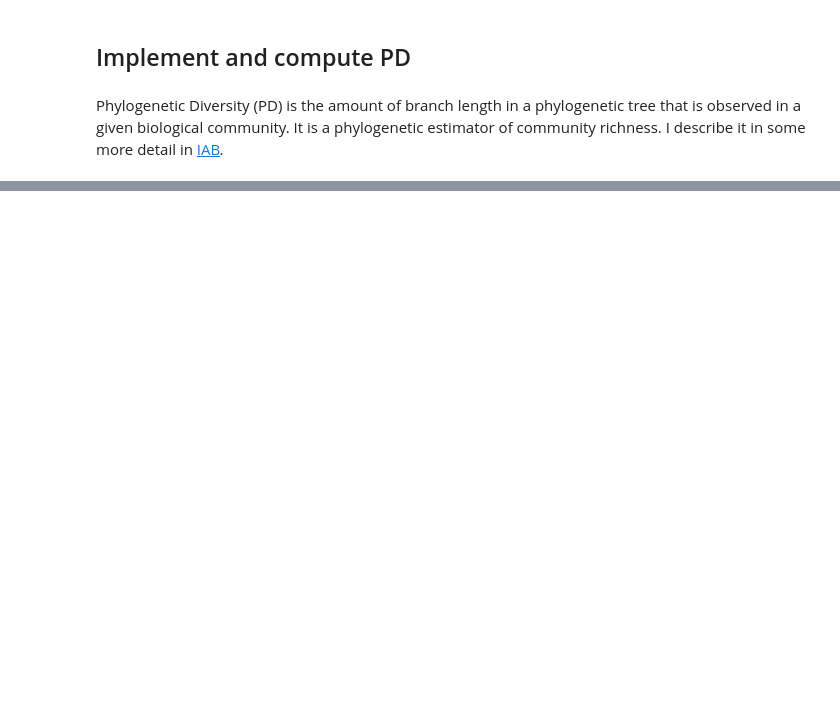
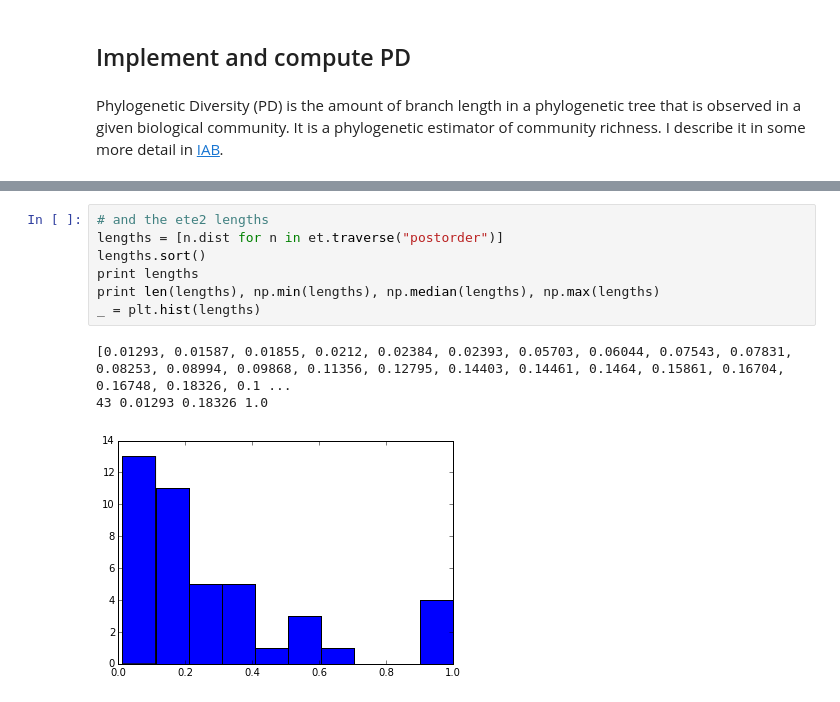
Before and after one commit to gregcaporaso/sketchbook, a Jupyter notebook: ete2-experiments/experiments.ipynb, the cells around one changed output, grey strips where cells are left out. Saved outputs shown, nothing was run; the diff lists cells and outputs as text; blank space fills up the shorter version.

```diff
--- a/ete2-experiments/experiments.ipynb
+++ b/ete2-experiments/experiments.ipynb
@@ -138,0 +167,11 @@ _ = plt.hist([e[0] for e in ds])
+# %%
+# and the ete2 lengths
+lengths = [n.dist for n in et.traverse("postorder")]
+lengths.sort()
+print lengths
+print len(lengths), np.min(lengths), np.median(lengths), np.max(lengths)
+_ = plt.hist(lengths)
+# %% [output]
+[0.01293, 0.01587, 0.01855, 0.0212, 0.02384, 0.02393, 0.05703, 0.06044, 0.07543, 0.07831, 0.08253, 0.08994, 0.09868, 0.11356, 0.12795, 0.14403, 0.14461, 0.1464, 0.15861, 0.16704, 0.16748, 0.18326, 0.1 ...
+43 0.01293 0.18326 1.0
+[figure, added]
```
Also changed, not shown: parts of 22 cells of this notebook, 1 other file.
